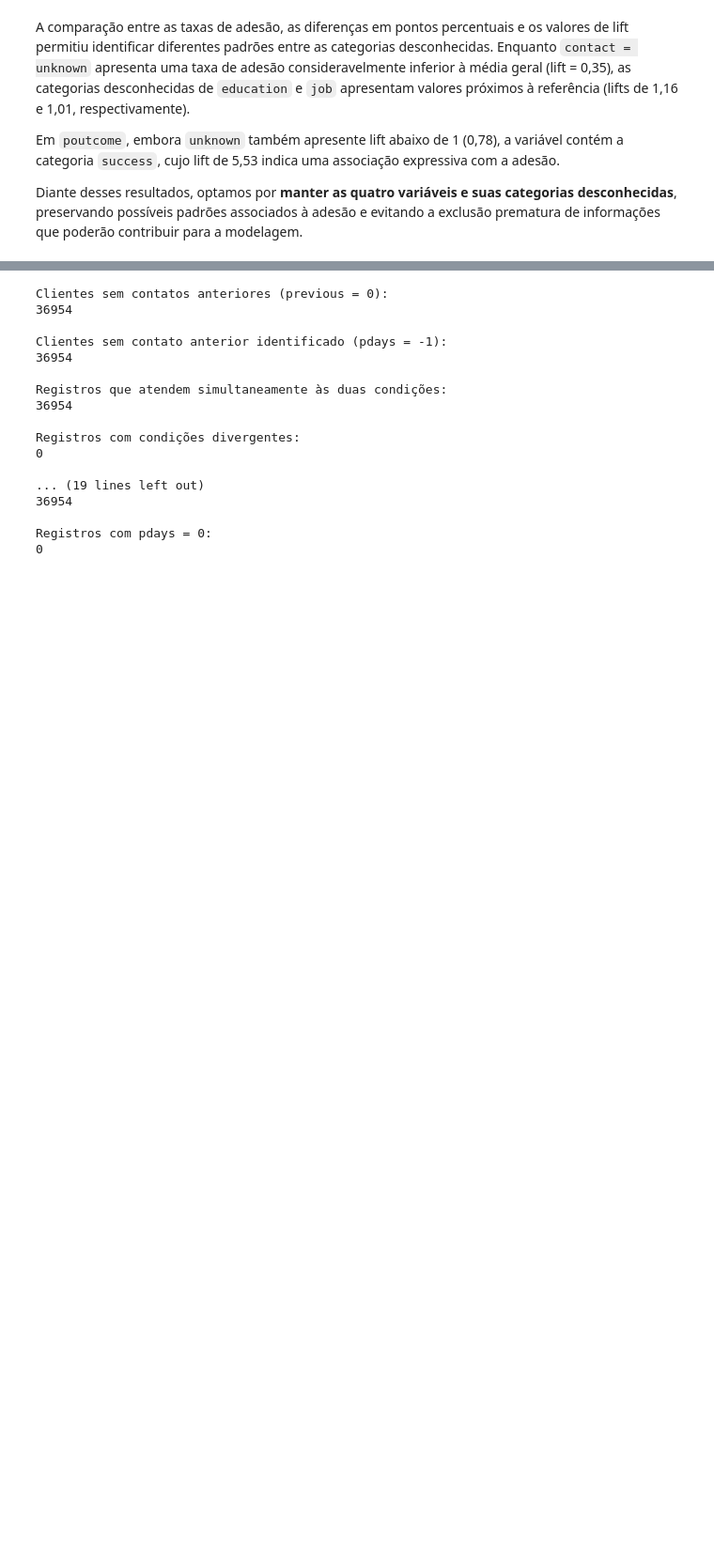
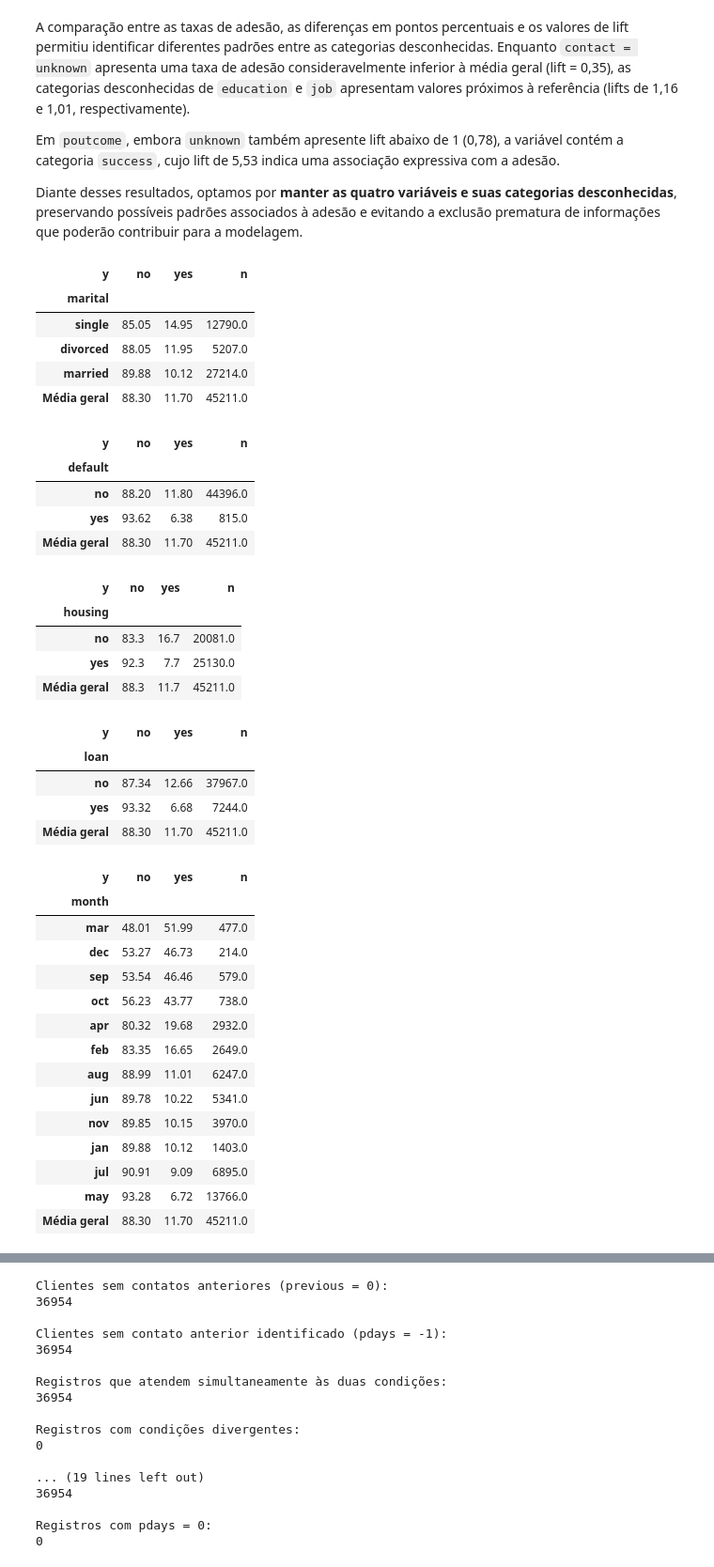
Before and after one commit to da-silva-d-w/ML_and_DS_Projects, a Jupyter notebook: Bank_Marketing/desenvolvimento.ipynb, the cells around one changed output, grey strips where cells are left out. Shown at 94% size. Drawn from its saved outputs; the diff is of its cells as text; code cells hidden in the pictures; blank space fills up the shorter version.

```diff
--- a/Bank_Marketing/desenvolvimento.ipynb
+++ b/Bank_Marketing/desenvolvimento.ipynb
@@ -321,3 +321,65 @@ A comparação entre as taxas de adesão, as diferenças em pontos percentuais e
 Em `poutcome`, embora `unknown` também apresente lift abaixo de 1 (0,78), a variável contém a categoria `success`, cujo lift de 5,53 indica uma associação expressiva com a adesão.
 
 Diante desses resultados, optamos por **manter as quatro variáveis e suas categorias desconhecidas**, preservando possíveis padrões associados à adesão e evitando a exclusão prematura de informações que poderão contribuir para a modelagem.
+# %%
+# Falta analisar a relação entre as variáveis categóricas restantes e a variável-alvo y.
+
+# A ideia é investigar se determinadas categorias apresentam taxas de adesão (yes) diferentes.
+# Isso pode revelar associações interessantes e ajudar a identificar variáveis potencialmente relevantes para a classificação.
+
+remaining_categorical_cols = ['marital', 'default', 'housing', 'loan', 'month']
+
+baseline = df['y'].value_counts(normalize=True).mul(100)
+
+for col in remaining_categorical_cols:
+    result = (
+        df.groupby(col, observed=True)['y']
+        .value_counts(normalize=True)
+        .unstack(fill_value=0)
+        .mul(100)
+        .sort_values('yes', ascending=False)
+    )
+
+    result['n'] = df[col].value_counts()
+    result.loc['Média geral', ['no', 'yes', 'n']] = [
+        baseline['no'], baseline['yes'], len(df)
+    ]
+
+    display(result.round(2))
+# %% [output]
+| y | no | yes | n |
+| marital |  |  |  |
+| single | 85.05 | 14.95 | 12790.0 |
+| divorced | 88.05 | 11.95 | 5207.0 |
+| married | 89.88 | 10.12 | 27214.0 |
+| Média geral | 88.30 | 11.70 | 45211.0 |
+| y | no | yes | n |
+| default |  |  |  |
+| no | 88.20 | 11.80 | 44396.0 |
+| yes | 93.62 | 6.38 | 815.0 |
+| Média geral | 88.30 | 11.70 | 45211.0 |
+| y | no | yes | n |
+| housing |  |  |  |
+| no | 83.3 | 16.7 | 20081.0 |
+| yes | 92.3 | 7.7 | 25130.0 |
+| Média geral | 88.3 | 11.7 | 45211.0 |
+| y | no | yes | n |
+| loan |  |  |  |
+| no | 87.34 | 12.66 | 37967.0 |
+| yes | 93.32 | 6.68 | 7244.0 |
+| Média geral | 88.30 | 11.70 | 45211.0 |
+| y | no | yes | n |
+| month |  |  |  |
+| mar | 48.01 | 51.99 | 477.0 |
+| dec | 53.27 | 46.73 | 214.0 |
+| sep | 53.54 | 46.46 | 579.0 |
+| oct | 56.23 | 43.77 | 738.0 |
+| apr | 80.32 | 19.68 | 2932.0 |
+| feb | 83.35 | 16.65 | 2649.0 |
+| aug | 88.99 | 11.01 | 6247.0 |
+| jun | 89.78 | 10.22 | 5341.0 |
+| nov | 89.85 | 10.15 | 3970.0 |
+| jan | 89.88 | 10.12 | 1403.0 |
+| jul | 90.91 | 9.09 | 6895.0 |
+| may | 93.28 | 6.72 | 13766.0 |
+| Média geral | 88.30 | 11.70 | 45211.0 |
```
Also changed, not shown: parts of 7 cells of this notebook.
